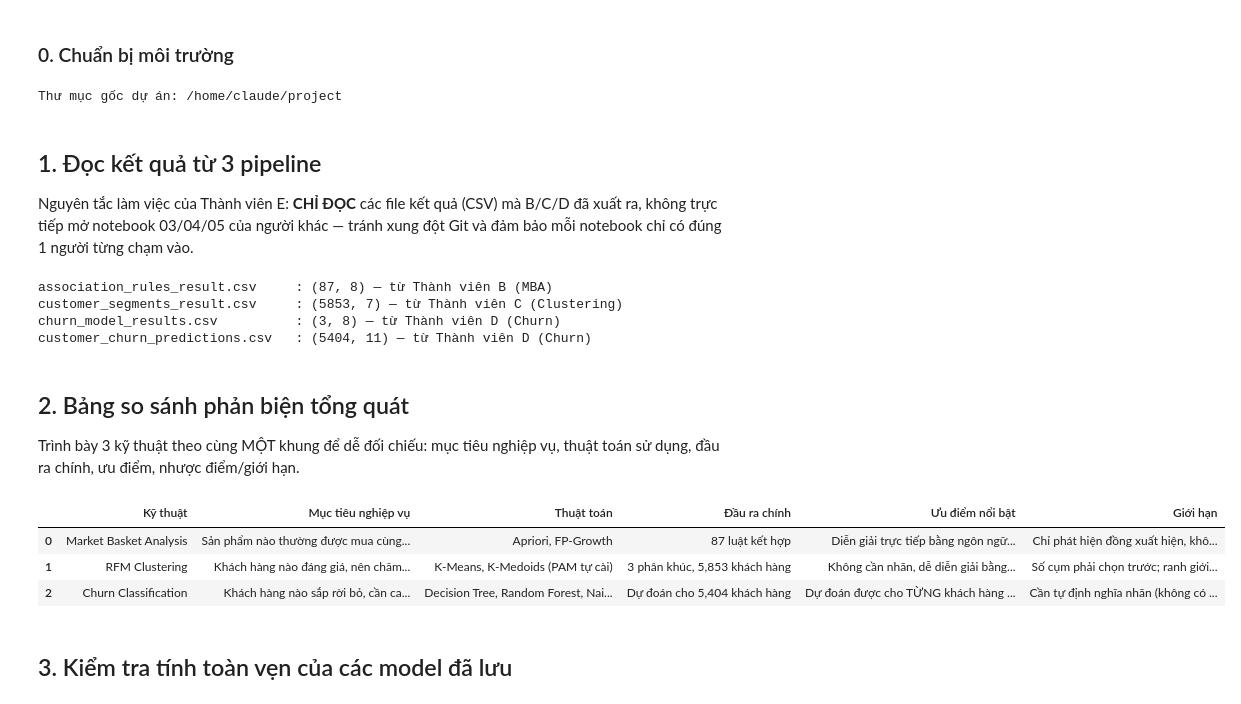
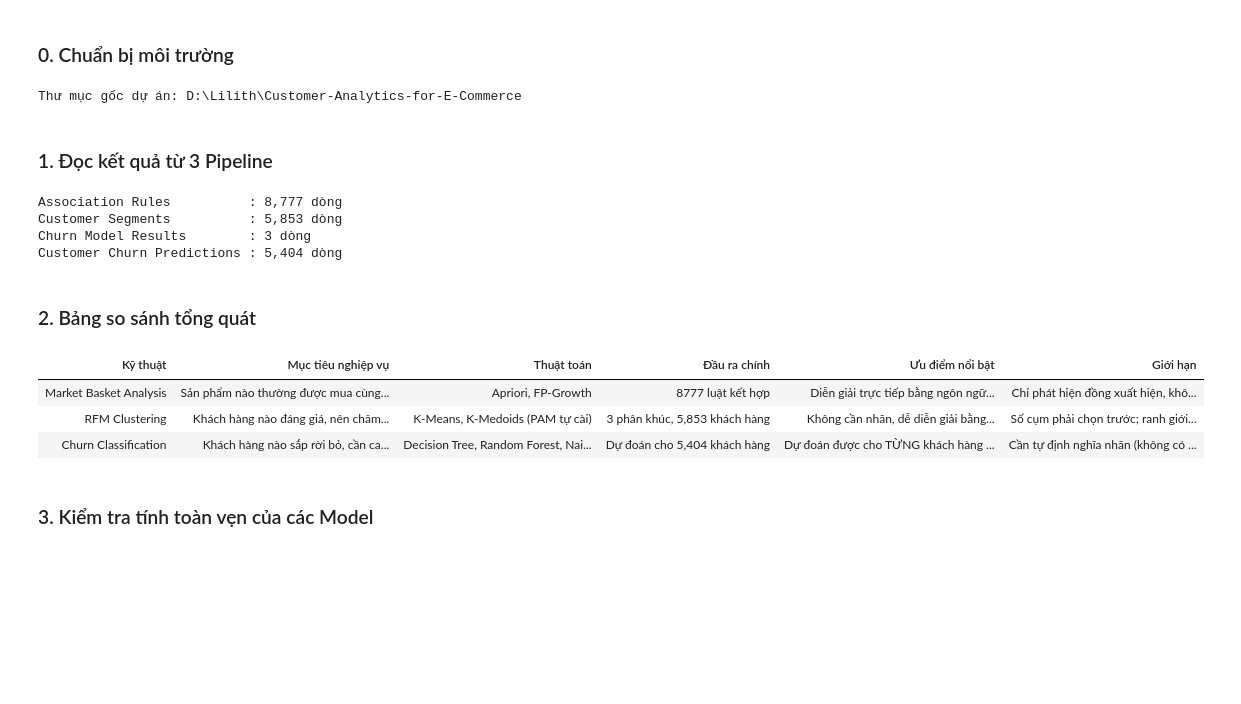
Before and after one commit to LilithLitcht/Customer-Analytics-for-E-Commerce, a Jupyter notebook: Notebooks/06_Evaluation_Comparison.ipynb, the cells around one changed output. Drawn from its saved outputs; the diff is of its cells as text; code cells hidden in the pictures; blank space fills up the shorter version.

```diff
--- a/Notebooks/06_Evaluation_Comparison.ipynb
+++ b/Notebooks/06_Evaluation_Comparison.ipynb
@@ -39,80 +44,82 @@ import pandas as pd
 import matplotlib.pyplot as plt
 import joblib
 
-current_dir = Path.cwd()
-PROJECT_ROOT_TMP = current_dir if (current_dir / "src").exists() else current_dir.parent
-sys.path.insert(0, str(PROJECT_ROOT_TMP))
+# Xác định thư mục gốc project để Notebook có thể import Source/
+PROJECT_NOW = Path.cwd()
+if (PROJECT_NOW / "Source").exists():
+    PROJECT_ROOT_TAM = PROJECT_NOW
+else:
+    PROJECT_ROOT_TAM = PROJECT_NOW.parent
+sys.path.insert(0, str(PROJECT_ROOT_TAM))
 
-from src.utils.io import load_csv, save_to_csv, get_project_root, INTERIM_DATA_DIR, MODELS_DIR
-from src.utils.visualization import (
-    set_plot_style, save_current_figure,
-    PRIMARY_COLOR, SECONDARY_COLOR, ALERT_COLOR,
-)
+from Source.Utils.IO import load_csv, save_to_csv, get_project_root, INTERIM_DATA_DIR, MODELS_DIR
+from Source.Utils.Visualization import (set_plot_style, save_current_figure, PRIMARY_COLOR, SECONDARY_COLOR, ALERT_COLOR,)
 
 set_plot_style()
 print(f"Thư mục gốc dự án: {get_project_root()}")
 # %% [output]
-Thư mục gốc dự án: /home/claude/project
+Thư mục gốc dự án: D:\Lilith\Customer-Analytics-for-E-Commerce
 # %% [markdown]
-## 1. Đọc kết quả từ 3 pipeline
-
-Nguyên tắc làm việc của Thành viên E: **CHỈ ĐỌC** các file kết quả (CSV) mà B/C/D đã xuất ra, không
-trực tiếp mở notebook 03/04/05 của người khác — tránh xung đột Git và đảm bảo mỗi notebook chỉ có
-đúng 1 người từng chạm vào.
+### 1. Đọc kết quả từ 3 Pipeline
 # %%
-association_rules = load_csv(INTERIM_DATA_DIR / "association_rules_result.csv")
-customer_segments = load_csv(INTERIM_DATA_DIR / "customer_segments_result.csv")
-churn_results = load_csv(INTERIM_DATA_DIR / "churn_model_results.csv")
-churn_predictions = load_csv(INTERIM_DATA_DIR / "customer_churn_predictions.csv")
+association_rules = load_csv(INTERIM_DATA_DIR / "Association_Rules_Result.csv")
+customer_segments = load_csv(INTERIM_DATA_DIR / "Customer_Segments_Result.csv")
+churn_results = load_csv(INTERIM_DATA_DIR / "Churn_Model_Results.csv")
+churn_predictions = load_csv(INTERIM_DATA_DIR / "Customer_Churn_Predictions.csv")
 
-print(f"association_rules_result.csv     : {association_rules.shape} — từ Thành viên B (MBA)")
-print(f"customer_segments_result.csv     : {customer_segments.shape} — từ Thành viên C (Clustering)")
-print(f"churn_model_results.csv          : {churn_results.shape} — từ Thành viên D (Churn)")
-print(f"customer_churn_predictions.csv   : {churn_predictions.shape} — từ Thành viên D (Churn)")
+print(f"Association Rules          : {len(association_rules):,} dòng")
+print(f"Customer Segments          : {len(customer_segments):,} dòng")
+print(f"Churn Model Results        : {len(churn_results):,} dòng")
+print(f"Customer Churn Predictions : {len(churn_predictions):,} dòng")
 # %% [output]
-association_rules_result.csv     : (87, 8) — từ Thành viên B (MBA)
-customer_segments_result.csv     : (5853, 7) — từ Thành viên C (Clustering)
-churn_model_results.csv          : (3, 8) — từ Thành viên D (Churn)
-customer_churn_predictions.csv   : (5404, 11) — từ Thành viên D (Churn)
+Association Rules          : 8,777 dòng
+Customer Segments          : 5,853 dòng
+Churn Model Results        : 3 dòng
+Customer Churn Predictions : 5,404 dòng
 # %% [markdown]
-## 2. Bảng so sánh phản biện tổng quát
-
-Trình bày 3 kỹ thuật theo cùng MỘT khung để dễ đối chiếu: mục tiêu nghiệp vụ, thuật toán sử dụng,
-đầu ra chính, ưu điểm, nhược điểm/giới hạn.
+### 2. Bảng so sánh tổng quát
 # %%
 overview_comparison = pd.DataFrame([
     {
         "Kỹ thuật": "Market Basket Analysis",
         "Mục tiêu nghiệp vụ": "Sản phẩm nào thường được mua cùng nhau?",
         "Thuật toán": "Apriori, FP-Growth",
         "Đầu ra chính": f"{len(association_rules)} luật kết hợp",
         "Ưu điểm nổi bật": "Diễn giải trực tiếp bằng ngôn ngữ nghiệp vụ, không cần nhãn",
         "Giới hạn": "Chỉ phát hiện đồng xuất hiện, không suy ra quan hệ nhân quả",
     },
     {
         "Kỹ thuật": "RFM Clustering",
         "Mục tiêu nghiệp vụ": "Khách hàng nào đáng giá, nên chăm sóc ra sao?",
         "Thuật toán": "K-Means, K-Medoids (PAM tự cài)",
-        "Đầu ra chính": f"{customer_segments['TenPhanKhuc'].nunique()} phân khúc, "
+        "Đầu ra chính": f"{customer_segments['Tên phân khúc'].nunique()} phân khúc, "
                         f"{len(customer_segments):,} khách hàng",
         "Ưu điểm nổi bật": "Không cần nhãn, dễ diễn giải bằng đặc điểm R/F/M trung bình",
         "Giới hạn": "Số cụm phải chọn trước; ranh giới giữa các cụm mang tính tương đối",
     },
     {
         "Kỹ thuật": "Churn Classification",
         "Mục tiêu nghiệp vụ": "Khách hàng nào sắp rời bỏ, cần can thiệp ngay?",
         "Thuật toán": "Decision Tree, Random Forest, Naive Bayes",
         "Đầu ra chính": f"Dự đoán cho {len(churn_predictions):,} khách hàng",
         "Ưu điểm nổi bật": "Dự đoán được cho TỪNG khách hàng cụ thể, có xác suất kèm theo",
         "Giới hạn": "Cần tự định nghĩa nhãn (không có sẵn); nhạy với cách chọn cửa sổ thời gian",
     },
 ])
-overview_comparison
+
+display(overview_comparison.style.hide(axis="index").set_properties(
+        **{
+            "white-space": "normal",
+            "text-align": "left",
+            "vertical-align": "top"
+        }
+    )
+)
 # %% [output]
-|  | Kỹ thuật | Mục tiêu nghiệp vụ | Thuật toán | Đầu ra chính | Ưu điểm nổi bật | Giới hạn |
-| 0 | Market Basket Analysis | Sản phẩm nào thường được mua cùng... | Apriori, FP-Growth | 87 luật kết hợp | Diễn giải trực tiếp bằng ngôn ngữ... | Chỉ phát hiện đồng xuất hiện, khô... |
-| 1 | RFM Clustering | Khách hàng nào đáng giá, nên chăm... | K-Means, K-Medoids (PAM tự cài) | 3 phân khúc, 5,853 khách hàng | Không cần nhãn, dễ diễn giải bằng... | Số cụm phải chọn trước; ranh giới... |
-| 2 | Churn Classification | Khách hàng nào sắp rời bỏ, cần ca... | Decision Tree, Random Forest, Nai... | Dự đoán cho 5,404 khách hàng | Dự đoán được cho TỪNG khách hàng ... | Cần tự định nghĩa nhãn (không có ... |
+| Kỹ thuật | Mục tiêu nghiệp vụ | Thuật toán | Đầu ra chính | Ưu điểm nổi bật | Giới hạn |
+| Market Basket Analysis | Sản phẩm nào thường được mua cùng... | Apriori, FP-Growth | 8777 luật kết hợp | Diễn giải trực tiếp bằng ngôn ngữ... | Chỉ phát hiện đồng xuất hiện, khô... |
+| RFM Clustering | Khách hàng nào đáng giá, nên chăm... | K-Means, K-Medoids (PAM tự cài) | 3 phân khúc, 5,853 khách hàng | Không cần nhãn, dễ diễn giải bằng... | Số cụm phải chọn trước; ranh giới... |
+| Churn Classification | Khách hàng nào sắp rời bỏ, cần ca... | Decision Tree, Random Forest, Nai... | Dự đoán cho 5,404 khách hàng | Dự đoán được cho TỪNG khách hàng ... | Cần tự định nghĩa nhãn (không có ... |
 # %% [markdown]
-## 3. Kiểm tra tính toàn vẹn của các model đã lưu
+### 3. Kiểm tra tính toàn vẹn của các Model
 # %%
```
Also changed, not shown: parts of 18 cells of this notebook, 17 other files.
